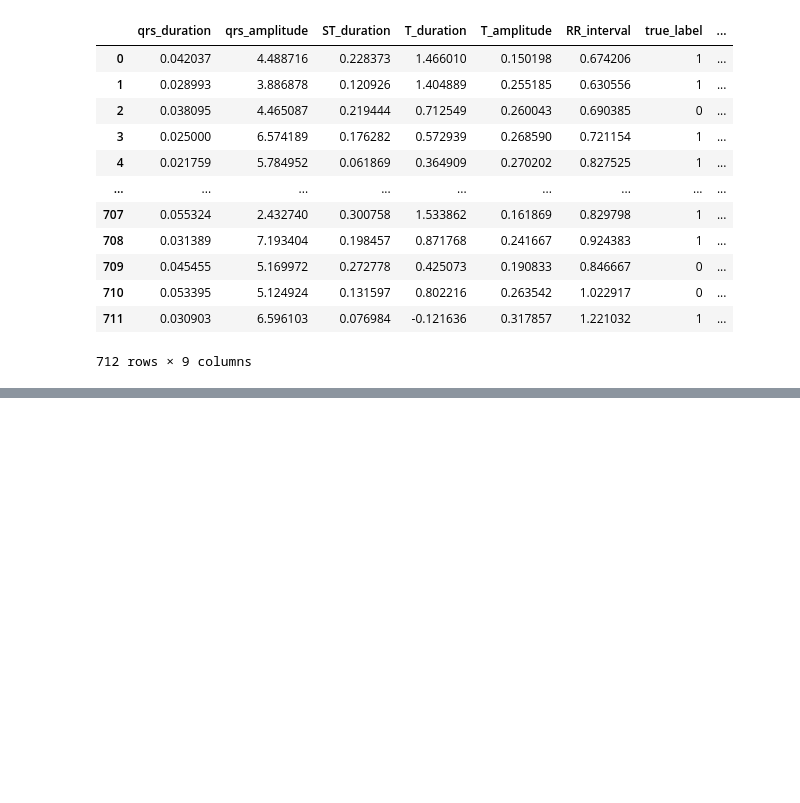
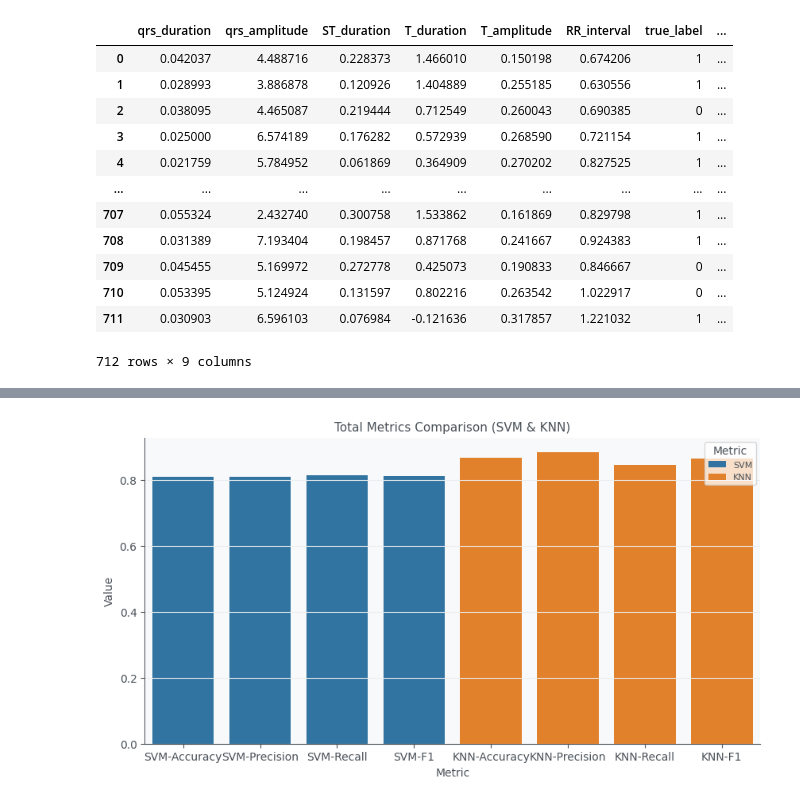
Before and after one commit to OmarNasri/ECG-abnormality-detector, a Jupyter notebook: detector.ipynb, the cells around one changed output, grey strips where cells are left out. Drawn from its saved outputs; the diff is of its cells as text; code cells hidden in the pictures; blank space fills up the shorter version.

```diff
--- a/detector.ipynb
+++ b/detector.ipynb
@@ -719,0 +742,9 @@ total_metrics
+# %%
+df_total_metrics = pd.DataFrame(list(total_metrics.items()), columns=['Metric', 'Value'])
+plt.figure(figsize=(10, 5))
+sns.barplot(x='Metric', y='Value', data=df_total_metrics, hue=df_total_metrics['Metric'].str.split('-').str[0])
+plt.title('Total Metrics Comparison (SVM & KNN)')
+plt.ylabel('Value')
+plt.show()
+# %% [output]
+[figure, added]
```
Also changed, not shown: parts of 26 cells of this notebook.
